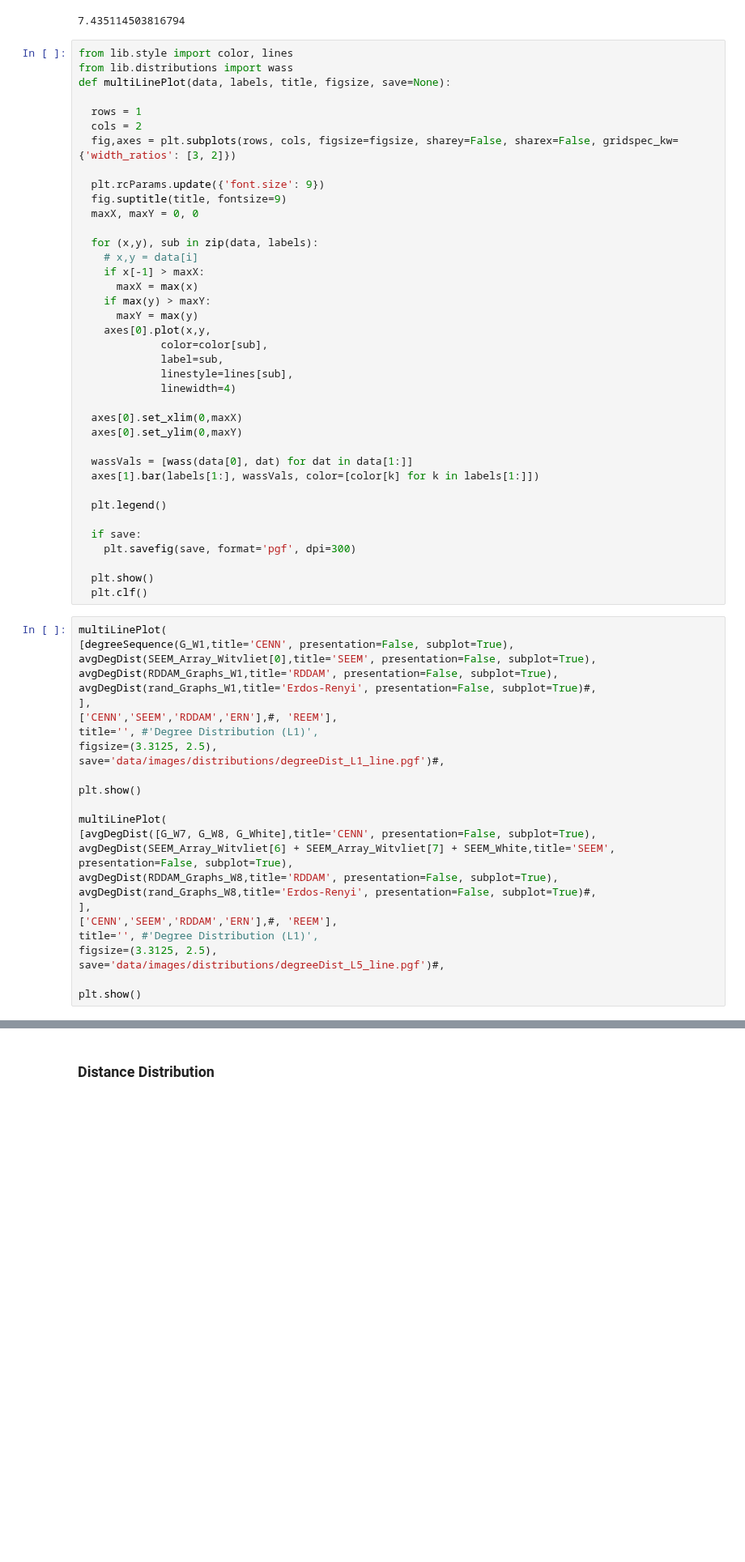
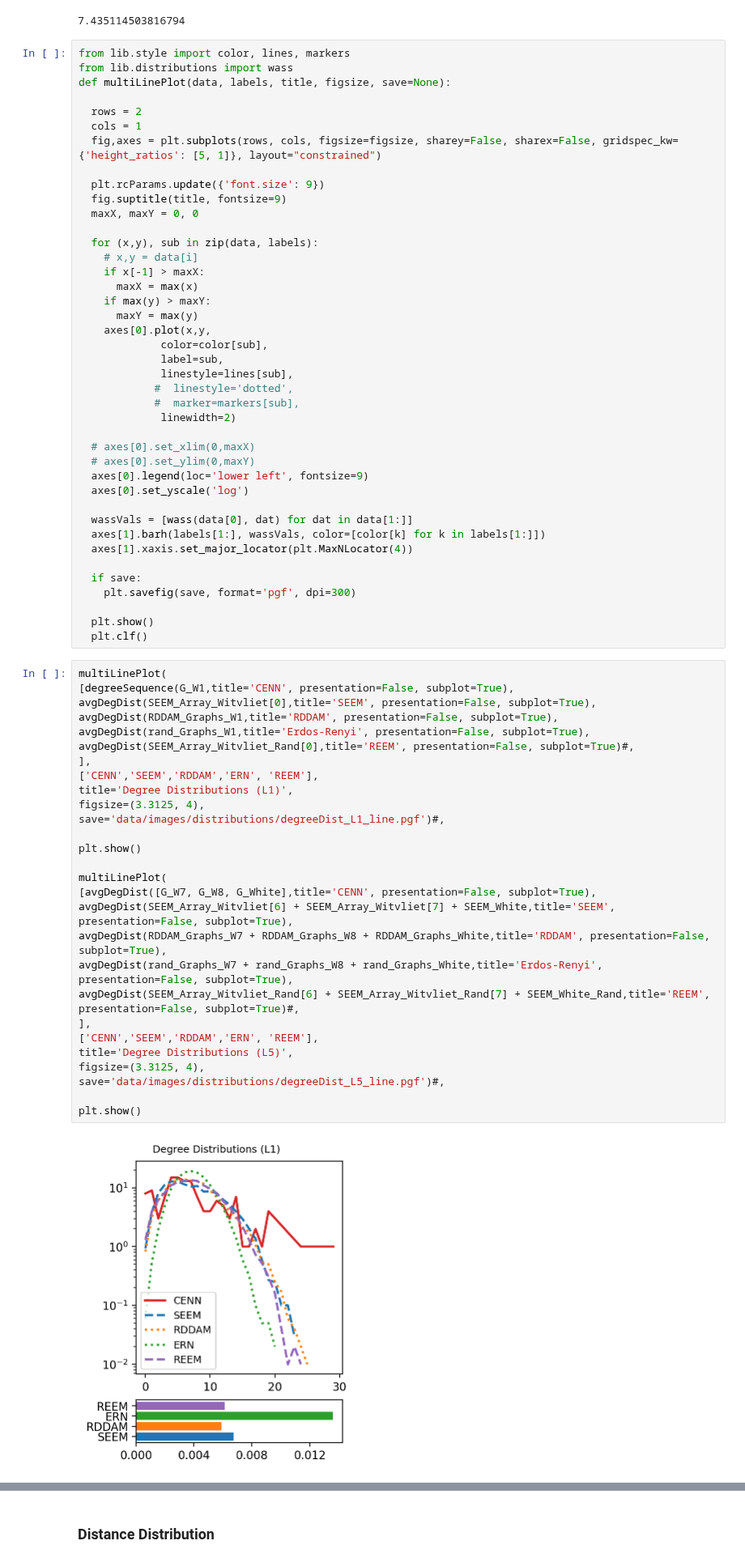
Before and after one commit to Zach-Attach/SEEM, a Jupyter notebook: src/analysis/display.ipynb, the cells around one changed output, grey strips where cells are left out. Shown at 81% size. Drawn from its saved outputs; the diff is of its cells as text; blank space fills up the shorter version.

Commit message:
Updates to plots

```diff
--- a/src/analysis/display.ipynb
+++ b/src/analysis/display.ipynb
@@ -83,13 +81,13 @@ sum(dict(G_W1.degree()).values())/len(dict(G_W1.degree()).values())
 # %% [output]
 7.435114503816794
 # %%
-from lib.style import color, lines
+from lib.style import color, lines, markers
 from lib.distributions import wass
 def multiLinePlot(data, labels, title, figsize, save=None):
 
-  rows = 1
-  cols = 2
-  fig,axes = plt.subplots(rows, cols, figsize=figsize, sharey=False, sharex=False, gridspec_kw={'width_ratios': [3, 2]})
+  rows = 2
+  cols = 1
+  fig,axes = plt.subplots(rows, cols, figsize=figsize, sharey=False, sharex=False, gridspec_kw={'height_ratios': [5, 1]}, layout="constrained")
 
   plt.rcParams.update({'font.size': 9})
   fig.suptitle(title, fontsize=9)
@@ -105,15 +103,18 @@ def multiLinePlot(data, labels, title, figsize, save=None):
              color=color[sub],
              label=sub,
              linestyle=lines[sub],
-             linewidth=4)
+            #  linestyle='dotted',
+            #  marker=markers[sub],
+             linewidth=2)
 
-  axes[0].set_xlim(0,maxX)
-  axes[0].set_ylim(0,maxY)
+  # axes[0].set_xlim(0,maxX)
+  # axes[0].set_ylim(0,maxY)
+  axes[0].legend(loc='lower left', fontsize=9)
+  axes[0].set_yscale('log')
 
   wassVals = [wass(data[0], dat) for dat in data[1:]]
-  axes[1].bar(labels[1:], wassVals, color=[color[k] for k in labels[1:]])
-
-  plt.legend()
+  axes[1].barh(labels[1:], wassVals, color=[color[k] for k in labels[1:]])
+  axes[1].xaxis.set_major_locator(plt.MaxNLocator(4))
 
   if save:
     plt.savefig(save, format='pgf', dpi=300)
@@ -123,27 +124,30 @@ def multiLinePlot(data, labels, title, figsize, save=None):
 # %%
 multiLinePlot(
 [degreeSequence(G_W1,title='CENN', presentation=False, subplot=True),
 avgDegDist(SEEM_Array_Witvliet[0],title='SEEM', presentation=False, subplot=True),
 avgDegDist(RDDAM_Graphs_W1,title='RDDAM', presentation=False, subplot=True),
-avgDegDist(rand_Graphs_W1,title='Erdos-Renyi', presentation=False, subplot=True)#,
+avgDegDist(rand_Graphs_W1,title='Erdos-Renyi', presentation=False, subplot=True),
+avgDegDist(SEEM_Array_Witvliet_Rand[0],title='REEM', presentation=False, subplot=True)#,
 ],
-['CENN','SEEM','RDDAM','ERN'],#, 'REEM'],
-title='', #'Degree Distribution (L1)',
-figsize=(3.3125, 2.5),
+['CENN','SEEM','RDDAM','ERN', 'REEM'],
+title='Degree Distributions (L1)',
+figsize=(3.3125, 4),
 save='data/images/distributions/degreeDist_L1_line.pgf')#,
 
 plt.show()
 
 multiLinePlot(
 [avgDegDist([G_W7, G_W8, G_White],title='CENN', presentation=False, subplot=True),
 avgDegDist(SEEM_Array_Witvliet[6] + SEEM_Array_Witvliet[7] + SEEM_White,title='SEEM', presentation=False, subplot=True),
-avgDegDist(RDDAM_Graphs_W8,title='RDDAM', presentation=False, subplot=True),
-avgDegDist(rand_Graphs_W8,title='Erdos-Renyi', presentation=False, subplot=True)#,
+avgDegDist(RDDAM_Graphs_W7 + RDDAM_Graphs_W8 + RDDAM_Graphs_White,title='RDDAM', presentation=False, subplot=True),
+avgDegDist(rand_Graphs_W7 + rand_Graphs_W8 + rand_Graphs_White,title='Erdos-Renyi', presentation=False, subplot=True),
+avgDegDist(SEEM_Array_Witvliet_Rand[6] + SEEM_Array_Witvliet_Rand[7] + SEEM_White_Rand,title='REEM', presentation=False, subplot=True)#,
 ],
-['CENN','SEEM','RDDAM','ERN'],#, 'REEM'],
-title='', #'Degree Distribution (L1)',
-figsize=(3.3125, 2.5),
+['CENN','SEEM','RDDAM','ERN', 'REEM'],
+title='Degree Distributions (L5)',
+figsize=(3.3125, 4),
 save='data/images/distributions/degreeDist_L5_line.pgf')#,
 
 plt.show()
 # %% [output]
+[figure, new version]
```
Also changed, not shown: parts of 3 cells of this notebook, 16 other files.
